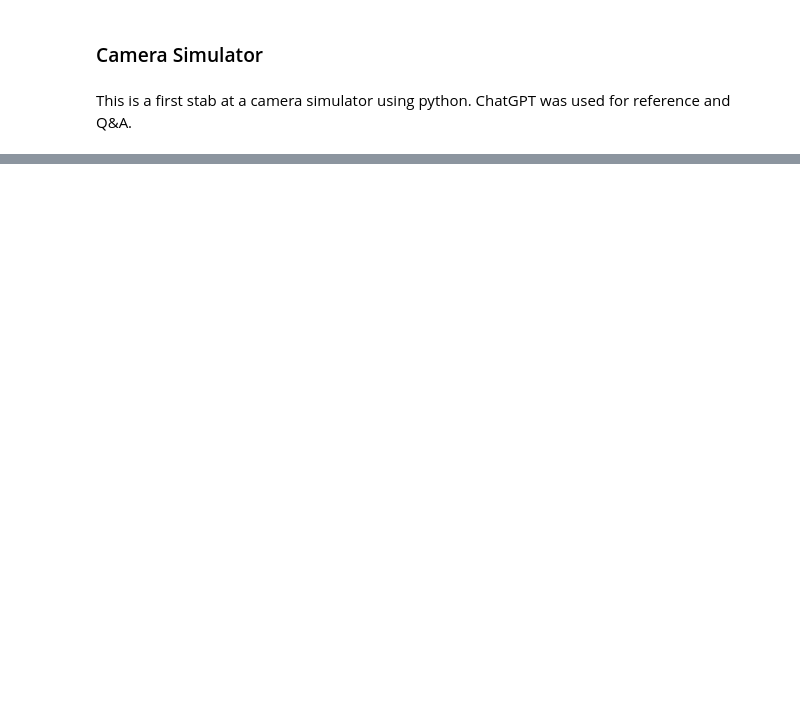
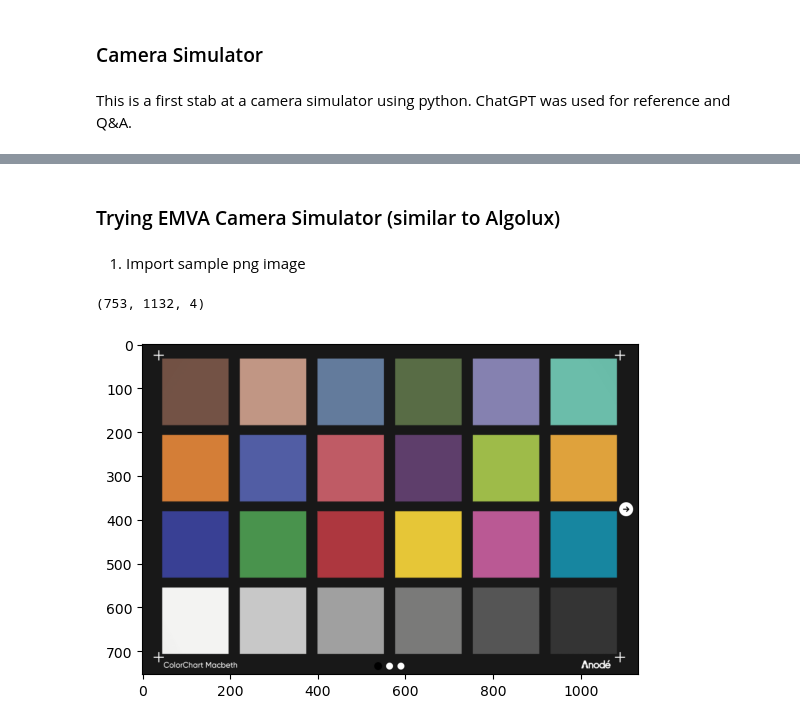
Before and after one commit to pbecerrav/cam_sim, a Jupyter notebook: cam_sim.ipynb, the cells around one changed output, grey strips where cells are left out. Saved outputs shown, nothing was run; the diff lists cells and outputs as text; code cells hidden in the pictures; blank space fills up the shorter version.

Commit message:
Started copying and trying scripts to simulate radiance from a loaded image

```diff
--- a/cam_sim.ipynb
+++ b/cam_sim.ipynb
@@ -208,0 +209,12 @@ print(scene_mean, camera_output_mean)
+# %% [markdown]
+### Trying EMVA Camera Simulator (similar to Algolux)
+# %% [markdown]
+1. Import sample png image
+# %%
+img = imageio.imread("macbeth.png")
+h, w = img.shape[:-1]
+plt.imshow(img)
+img.shape
+# %% [output]
+(753, 1132, 4)
+[figure, added]
```
Also changed, not shown: parts of 11 cells of this notebook, 1 other file.
